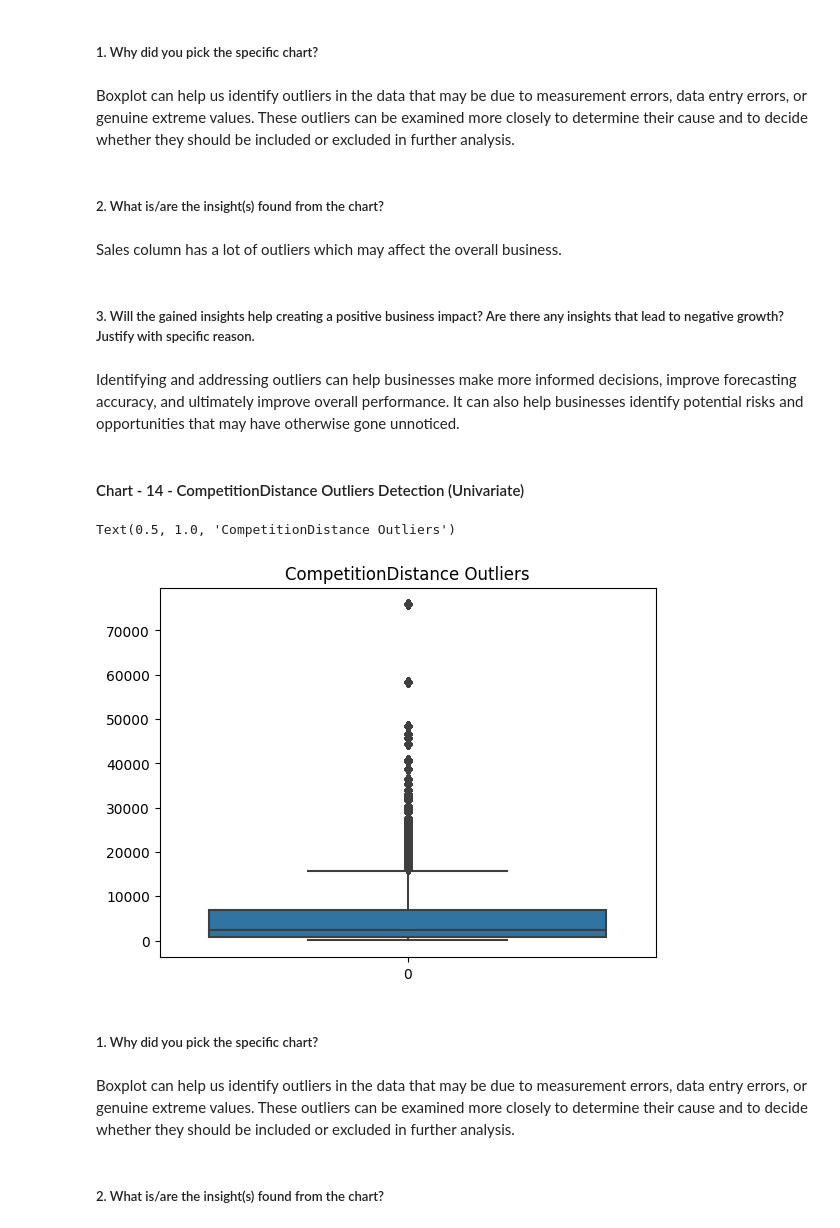
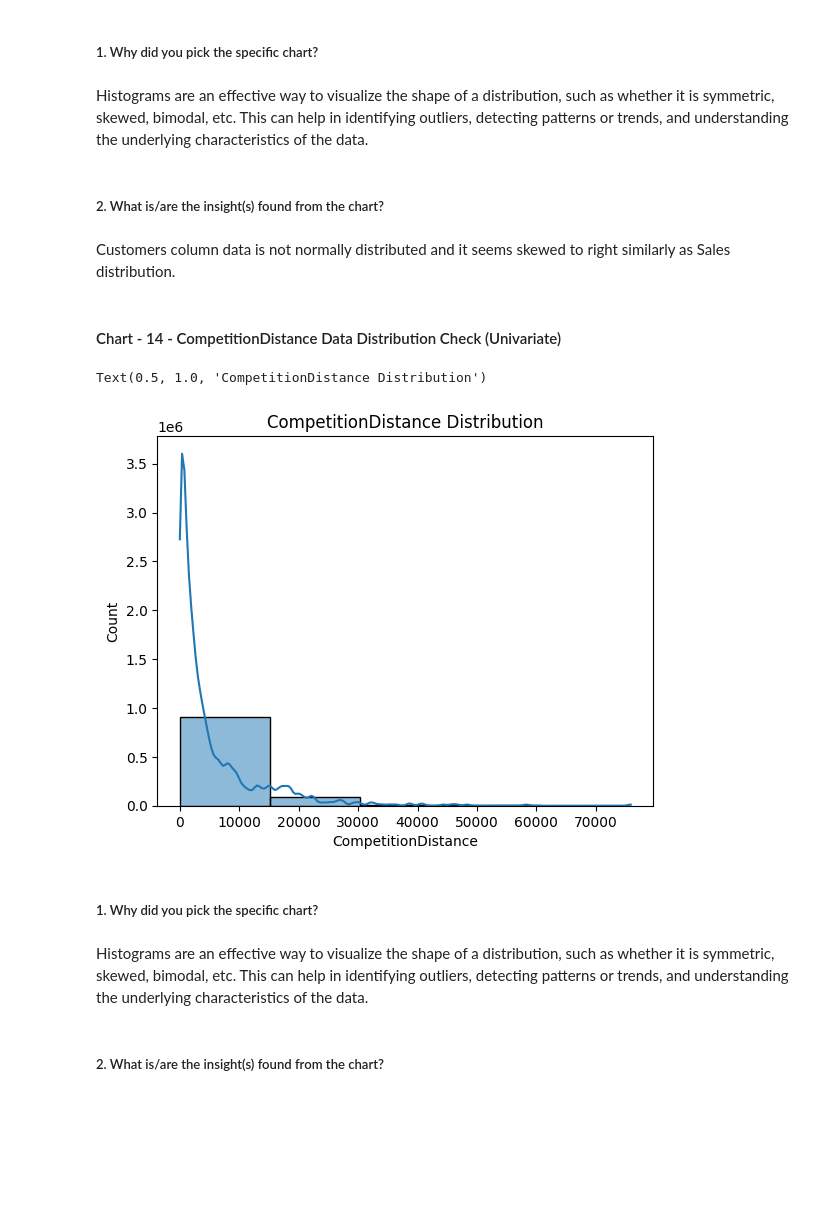
Before and after one commit to dhar9571/Retail-Sales-Prediction-ML-Regression, a Jupyter notebook: Capstone_Project_Retail_Sales_Prediction_ML_Regression.ipynb, the cells around one changed output. Cells and saved outputs as stored; diff of their text form; code cells hidden in the pictures; blank space fills up the shorter version.

```diff
--- a/Capstone_Project_Retail_Sales_Prediction_ML_Regression.ipynb
+++ b/Capstone_Project_Retail_Sales_Prediction_ML_Regression.ipynb
@@ -796,31 +792,27 @@ Text(0.5, 1.0, 'Customers Outliers')
 # %% [markdown]
 ##### 1. Why did you pick the specific chart?
-# %% [markdown]
-Boxplot can help us identify outliers in the data that may be due to measurement errors, data entry errors, or genuine extreme values. These outliers can be examined more closely to determine their cause and to decide whether they should be included or excluded in further analysis.
+# %% [markdown]
+Histograms are an effective way to visualize the shape of a distribution, such as whether it is symmetric, skewed, bimodal, etc. This can help in identifying outliers, detecting patterns or trends, and understanding the underlying characteristics of the data.
 # %% [markdown]
 ##### 2. What is/are the insight(s) found from the chart?
-# %% [markdown]
-Sales column has a lot of outliers which may affect the overall business.
-# %% [markdown]
-##### 3. Will the gained insights help creating a positive business impact? Are there any insights that lead to negative growth? Justify with specific reason.
-# %% [markdown]
-Identifying and addressing outliers can help businesses make more informed decisions, improve forecasting accuracy, and ultimately improve overall performance. It can also help businesses identify potential risks and opportunities that may have otherwise gone unnoticed.
+# %% [markdown]
+Customers column data is not normally distributed and it seems skewed to right similarly as Sales distribution.
 # %% [markdown]
-#### Chart - 14 - CompetitionDistance Outliers Detection (Univariate)
+#### Chart - 14 - CompetitionDistance Data Distribution Check (Univariate)
 # %%
 # Chart - 14 visualization code
 
-sns.boxplot(df["CompetitionDistance"])
+sns.histplot(df["CompetitionDistance"],kde=True,bins=5)
 
 # Setting title
 
-plt.title("CompetitionDistance Outliers")
+plt.title("CompetitionDistance Distribution")
 # %% [output]
-Text(0.5, 1.0, 'CompetitionDistance Outliers')
+Text(0.5, 1.0, 'CompetitionDistance Distribution')
-[figure, old version]
+[figure, new version]
 # %% [markdown]
 ##### 1. Why did you pick the specific chart?
-# %% [markdown]
-Boxplot can help us identify outliers in the data that may be due to measurement errors, data entry errors, or genuine extreme values. These outliers can be examined more closely to determine their cause and to decide whether they should be included or excluded in further analysis.
+# %% [markdown]
+Histograms are an effective way to visualize the shape of a distribution, such as whether it is symmetric, skewed, bimodal, etc. This can help in identifying outliers, detecting patterns or trends, and understanding the underlying characteristics of the data.
 # %% [markdown]
 ##### 2. What is/are the insight(s) found from the chart?
```
Also changed, not shown: parts of 23 cells of this notebook.
